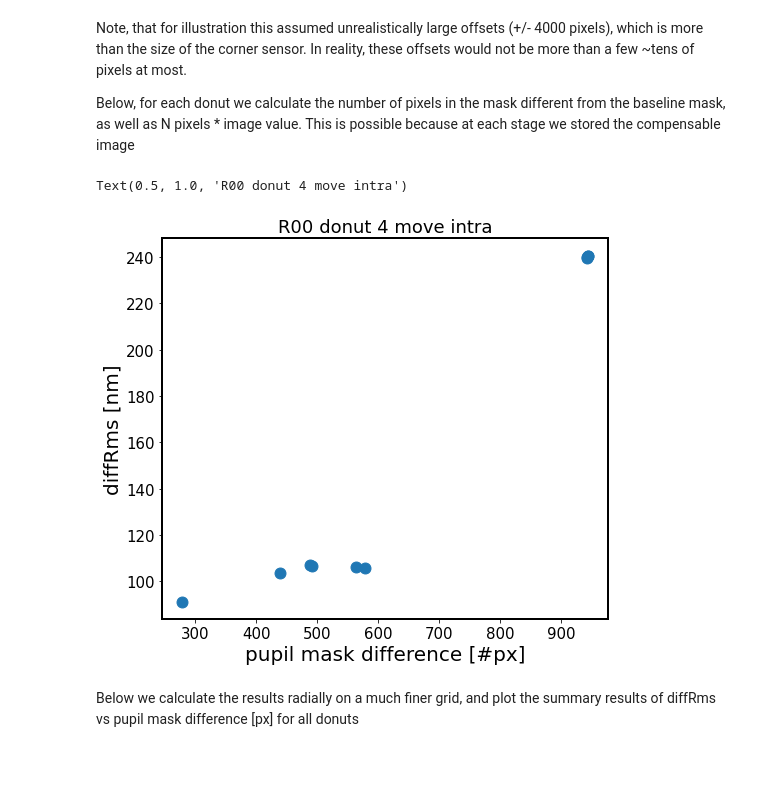
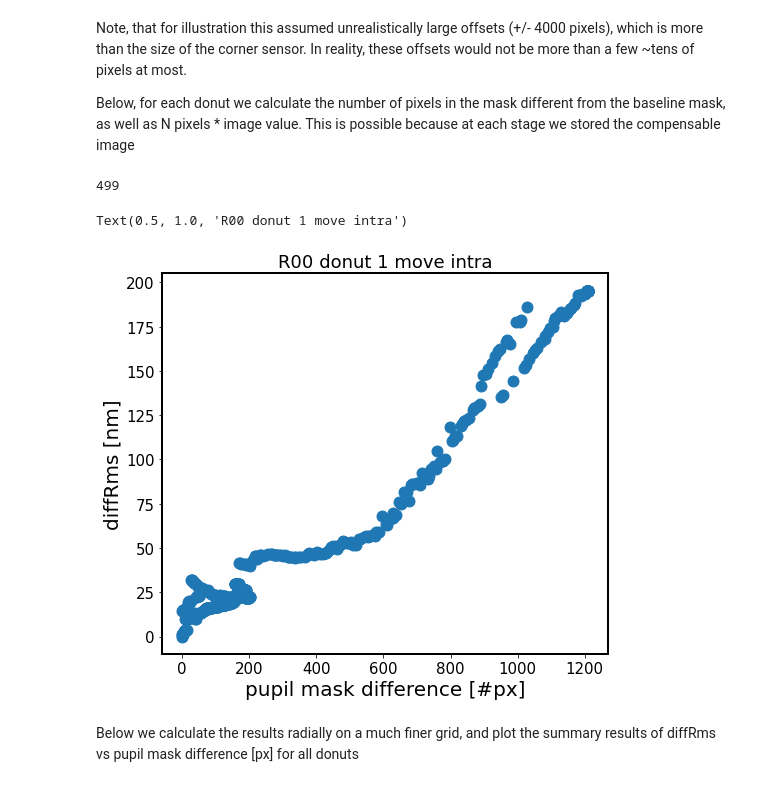
Before and after one commit to suberlak/AOS, a Jupyter notebook: AOS_DM-33104_summary.ipynb, the cells around one changed output. Drawn from its saved outputs; the diff is of its cells as text; code cells hidden in the pictures.

Commit message:
add radial offset small

```diff
--- a/AOS_DM-33104_summary.ipynb
+++ b/AOS_DM-33104_summary.ipynb
@@ -1422,12 +1477,12 @@ offset_centroid_radially(repo_dir)
 # %%
 sensor = 'R00'
 defocal = 'intra'
-i = 4
-
-
-fname = f'{sensor}_donut_0_{i}_move_{defocal}_results_radial.npy'
-#fname = f'VignettingAllSky_{sensor}_donut_{i}_move_{defocal}_results_circle_finer.npy'
-results = np.load(fname, allow_pickle=True).item()
+i = 1
+experiment_index=5
+out_dir = 'DM-33104'
+fname = f'exp-{experiment_index}_{sensor}_donut_0_{i}_move_{defocal}_results_radialN.npy'
+fpath = os.path.join(out_dir, fname)
+results = np.load(fpath, allow_pickle=True).item()
 
 
 diffMaxArr = []
@@ -1450,8 +1505,6 @@ for j in results.keys():
     diffMaxArr.append(diffMax)
     diffRmsArr.append(diffRms)
 
-
-
 # plot
 fig,ax = plt.subplots(1,1,figsize=(8,7))
 #N = 100
@@ -1471,49 +1524,57 @@ Below, for each donut we calculate the number of pixels in the mask different fr
 # %%
 sensor = 'R00'
 
 # read the baseline
-fname_base = f'{sensor}_donut_{i}_no_offset_zk.npy'
-baseline =  np.load(fname_base, allow_pickle=True).item()
+i=1
+fname = f'exp-{experiment_index}_{sensor}_donut_{i}_no_offset_zk_radial.npy'
+fpath = os.path.join(out_dir, fname)
+baseline =  np.load(fpath, allow_pickle=True).item()
 half = defocal.capitalize()
 
 mp0 = baseline[f'img{half}'].getNonPaddedMask()
 mc0 =  baseline[f'img{half}'].getPaddedMask()
 img0 = baseline[f'img{half}'].getImg()
 
 # read the results of shifting i-th intra/extra donut
-fname = f'{sensor}_donut_0_{i}_move_{defocal}_results_radialN.npy'
-results = np.load(fname, allow_pickle=True).item()
-
-diffMaxArr = []
-diffRmsArr = []
-mcDiffArr = []
-mpDiffArr = []
-
-for j in results.keys():
-
-    diffMax = results[j]['diffMax']
-    diffRms = results[j]['diffRms']
-    diffMaxArr.append(diffMax)
-    diffRmsArr.append(diffRms)
-
-    mp =  results[j][f'img{half}0mp']
-    mc =  results[j][f'img{half}0mc']
-    img = results[j][f'img{half}0img']
-
-    # calculate mask difference
-    mcDiffArr.append(np.sum(mc-mc0))
-    mpDiffArr.append(np.sum(mp-mp0))
-
 # plot
 fig,ax = plt.subplots(1,1,figsize=(8,7))
-#N = 100
-sc = ax.scatter(np.abs(mpDiffArr), diffRmsArr , s=120)
+for defocal in ['intra',]:
+
+    fname = f'exp-{experiment_index}_{sensor}_donut_0_{i}_move_{defocal}_results_radialN.npy'
+    fpath = os.path.join(out_dir, fname)
+    results = np.load(fpath, allow_pickle=True).item()
+
+    diffMaxArr = []
+    diffRmsArr = []
+    mcDiffArr = []
+    mpDiffArr = []
+    for j in results.keys():
+
+        diffMax = results[j]['diffMax']
+        diffRms = results[j]['diffRms']
+        diffMaxArr.append(diffMax)
+        diffRmsArr.append(diffRms)
+
+        mp =  results[j][f'img{half}0mp']
+        mc =  results[j][f'img{half}0mc']
+        img = results[j][f'img{half}0img']
+
+        # calculate mask difference
+        mcDiffArr.append(np.sum(mc-mc0))
+        mpDiffArr.append(np.sum(mp-mp0))
+    print(j)
+    sc = ax.scatter(np.abs(mpDiffArr), diffRmsArr , s=120)
+
+#ax.set_xlim(200,650)
+#ax.set_ylim(80,120)
+
 ax.set_xlabel('pupil mask difference [#px]')
 ax.set_ylabel('diffRms [nm]')
 ax.set_title(f'{sensor} donut {i} move {defocal}')
 # %% [output]
-Text(0.5, 1.0, 'R00 donut 4 move intra')
+499
+Text(0.5, 1.0, 'R00 donut 1 move intra')
-[figure, old version]
+[figure, new version]
 # %% [markdown]
 Below we calculate the results radially on a much finer grid, and plot the summary results of diffRms vs pupil mask difference [px] for all donuts
 # %%
```
Also changed, not shown: parts of 15 cells of this notebook.
